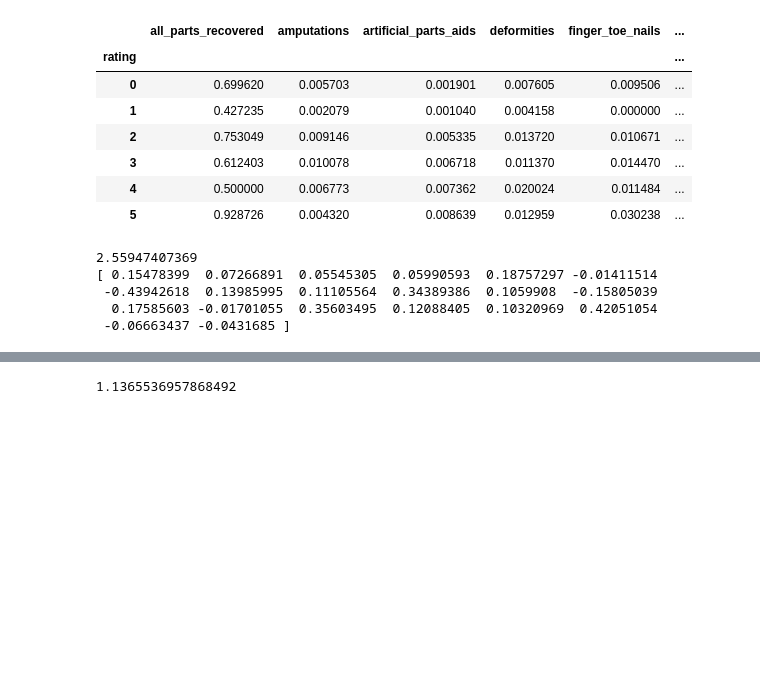
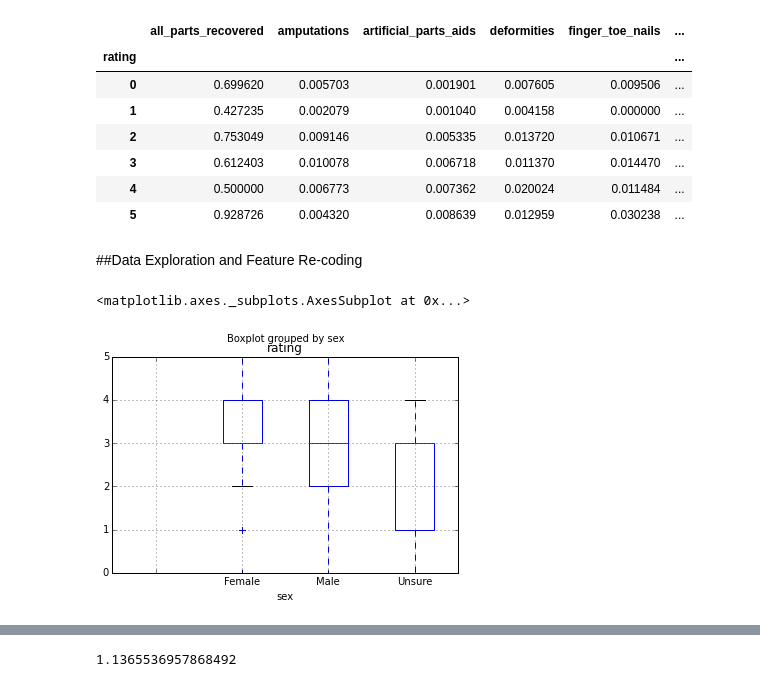
Before and after one commit to JAStark/GA_DataScience, a Jupyter notebook: Final_Project/namus_testing.ipynb, the cells around one changed output, grey strips where cells are left out. Cells and saved outputs as stored; diff of their text form; code cells hidden in the pictures; blank space fills up the shorter version.

```diff
--- a/Final_Project/namus_testing.ipynb
+++ b/Final_Project/namus_testing.ipynb
@@ -93,16 +62,7 @@ import seaborn as sns
-# %%
-X = namus[linreg_features]
-y = namus.rating
-
-from sklearn.linear_model import LinearRegression
-linreg = LinearRegression()
-linreg.fit(X, y)
-
-print(linreg.intercept_)
-print(linreg.coef_)
-# %% [output]
-2.55947407369
-[ 0.15478399  0.07266891  0.05545305  0.05990593  0.18757297 -0.01411514
- -0.43942618  0.13985995  0.11105564  0.34389386  0.1059908  -0.15805039
-  0.17585603 -0.01701055  0.35603495  0.12088405  0.10320969  0.42051054
- -0.06663437 -0.0431685 ]
+# %% [markdown]
+##Data Exploration and Feature Re-coding
+# %%
+namus.boxplot(column='rating', by='sex')
+# %% [output]
+<matplotlib.axes._subplots.AxesSubplot at 0x...>
+[figure, added]
```
Also changed, not shown: parts of 134 cells of this notebook, 9 other files.
